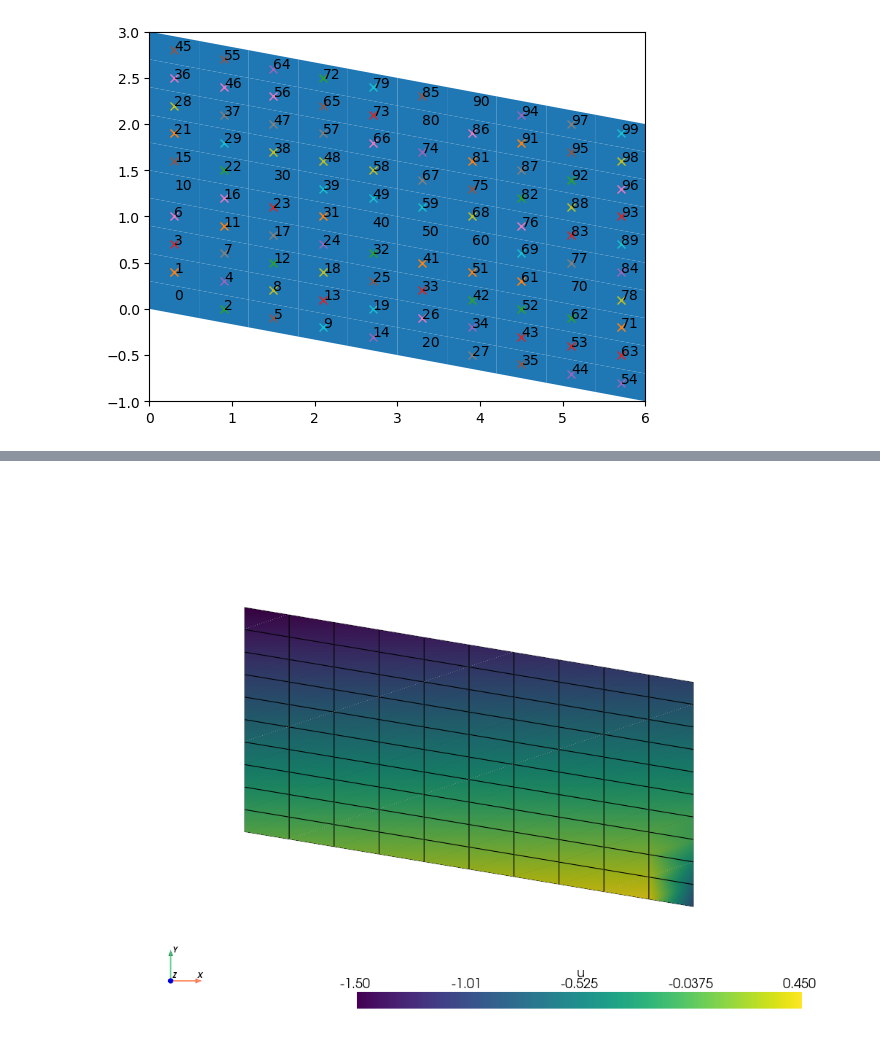
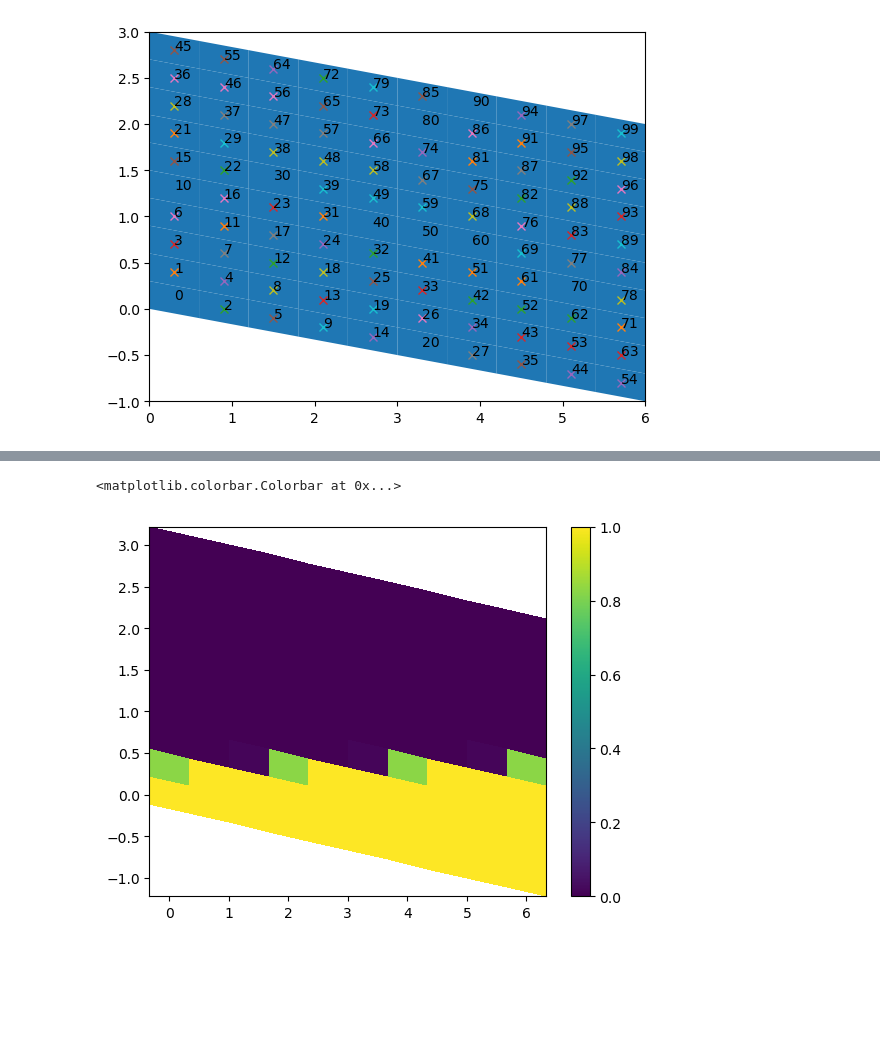
Before and after one commit to lannika-ut/Masterarbeit, a Jupyter notebook: test_upwind.ipynb, the cells around one changed output, grey strips where cells are left out. Cells and saved outputs as stored; diff of their text form; code cells hidden in the pictures; blank space fills up the shorter version.

Commit message:
Upwinding von krel funktioniert, wenn Anfangsbedingungen nicht zu trocken sind jetzt gut.

```diff
--- a/test_upwind.ipynb
+++ b/test_upwind.ipynb
@@ -97,10 +81,11 @@ array([9.55351057e-01, 4.51601029e-07, 9.99821341e-01, 2.17181050e-13,
 # %%
-from dolfinx import fem
-def on_dirichlet(x):
-    return np.logical_and(np.isclose(x[0], P1[0]), x[1] <= 0)
-dofsD = fem.locate_dofs_geometrical(W, on_dirichlet)
-dofsD
-hw.x.array[dofsD] = msh.geometry.x[dofsD][:,1]
-plotScalarFunction(W, hw)
+k = np.zeros_like(h_w)
+for i in range(h_w.shape[0]):
+    for j in range(h_w.shape[1]):
+        k[i,j] = p.calc_krel(h_w[i,j], p.alpha.value, p.N.value)
+
+plt.pcolormesh(x_plot, z_plot, k)
+plt.colorbar()
 # %% [output]
+<matplotlib.colorbar.Colorbar at 0x...>
-[figure, old version]
+[figure, new version]
```
Also changed, not shown: parts of 4 cells of this notebook, 4 other files.
